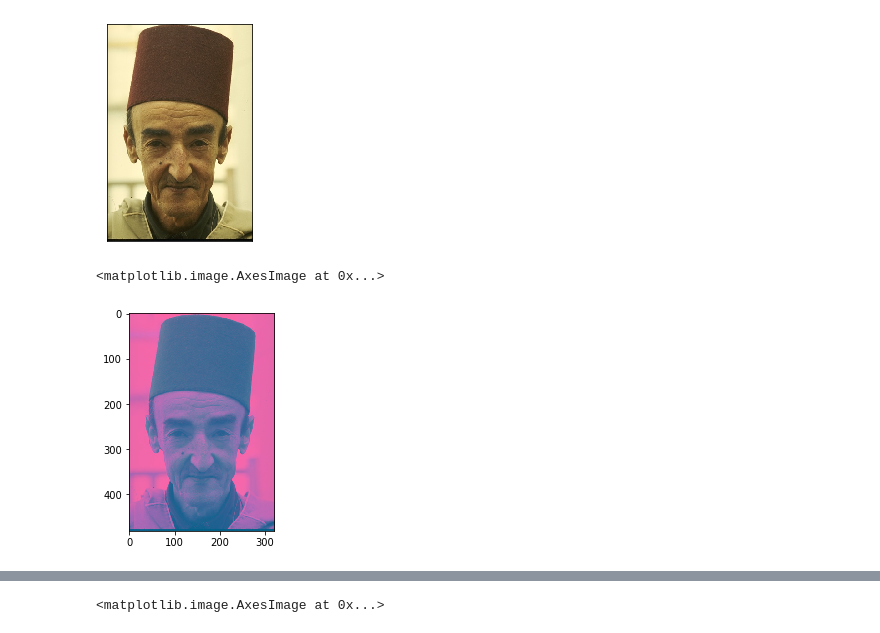
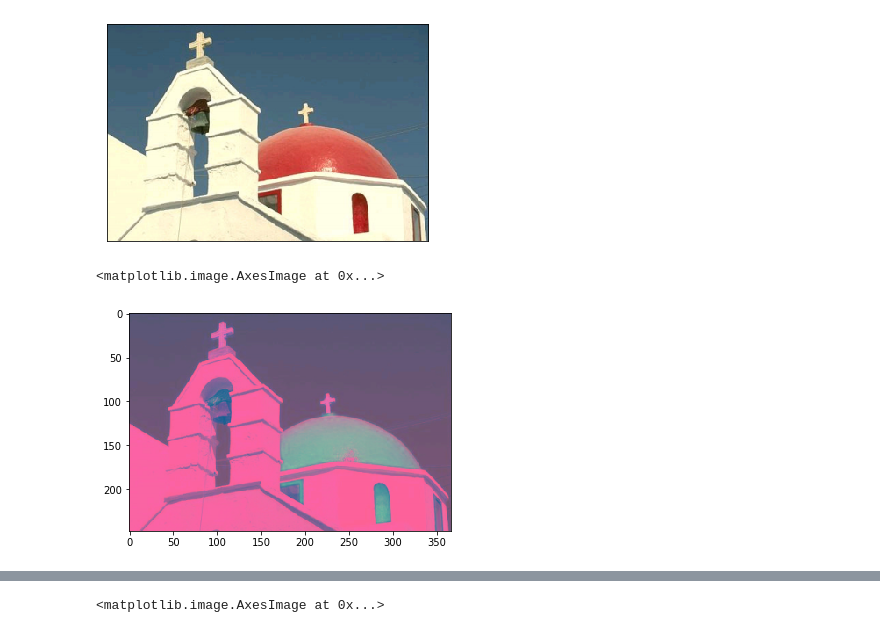
Before and after one commit to henockmamo54/POCS_CLUSTERING, a Jupyter notebook: Experiments/Image Segmentation exp/secondRound/_FCM.ipynb, the cells around one changed output, grey strips where cells are left out. Cells and saved outputs as stored; diff of their text form; code cells hidden in the pictures.

```diff
--- a/Experiments/Image Segmentation exp/secondRound/_FCM.ipynb
+++ b/Experiments/Image Segmentation exp/secondRound/_FCM.ipynb
@@ -9,21 +12,21 @@ import cv2 as cv
 from fuzzy_cmeans import FCM
 np.random.seed(0)
 # %%
-img=cv.imread('189080.jpg')
+img=cv.imread('1.png')
 img=cv.cvtColor(img,cv.COLOR_BGR2RGB)
 
 plt.imshow(img)
 plt.xticks([])
 plt.yticks([])
 plt.grid(False)
 # %% [output]
-[figure, old version]
+[figure, new version]
 # %%
 pic=cv.cvtColor(img,cv.COLOR_RGB2LUV)
 plt.imshow(pic)
 # %% [output]
 <matplotlib.image.AxesImage at 0x...>
-[figure, old version]
+[figure, new version]
 # %%
 pic_n = pic.reshape(pic.shape[0]*pic.shape[1], pic.shape[2])
 pic_n.shape
```
Also changed, not shown: parts of 27 cells of this notebook, 12 other files.
